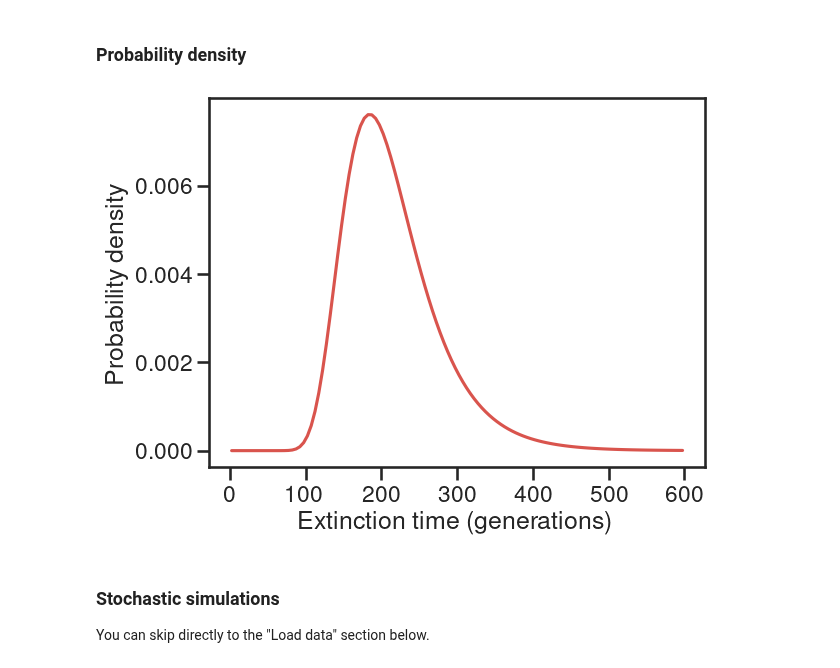
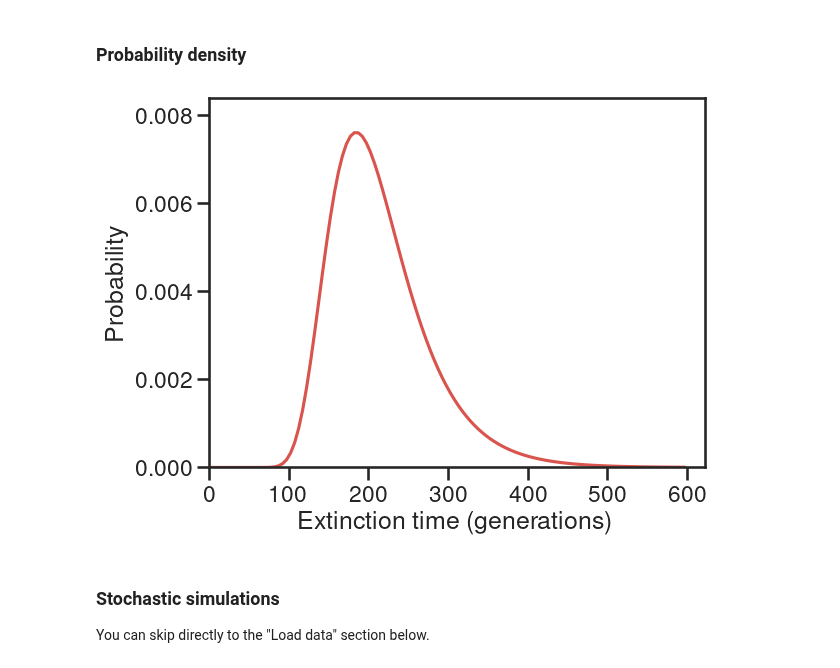
Before and after one commit to rbazev/doomed, a Jupyter notebook: python/hist.ipynb, the cells around one changed output. Drawn from its saved outputs; the diff is of its cells as text; code cells hidden in the pictures.

```diff
--- a/python/hist.ipynb
+++ b/python/hist.ipynb
@@ -75,22 +75,24 @@ prob_extinct(Z0, 357, 50, s, u)
 # %%
 red = sns.xkcd_rgb["pale red"]
 theoryT = []
 theoryP = []
 binw = 5
 t1 = 0
 p1 = 0
 for i in range(1, 121):
     t2 = i * binw
     p2 = prob_extinct(Z0, t2, 15, s, u)
     theoryT.append((t1+t2)/2)
     theoryP.append((p2-p1) / binw)
     t1 = t2
     p1 = p2
 plt.plot(theoryT, theoryP, color=red)
-plt.ylabel('Probability density')
+plt.xlim(0, 623)
+plt.ylim(0, .0084)
+plt.ylabel('Probability')
 plt.xlabel('Extinction time (generations)');
 # %% [output]
-[figure, old version]
+[figure, new version]
 # %% [markdown]
 ### Stochastic simulations
 
```
Also changed, not shown: parts of 1 cell of this notebook, 1 other file.
